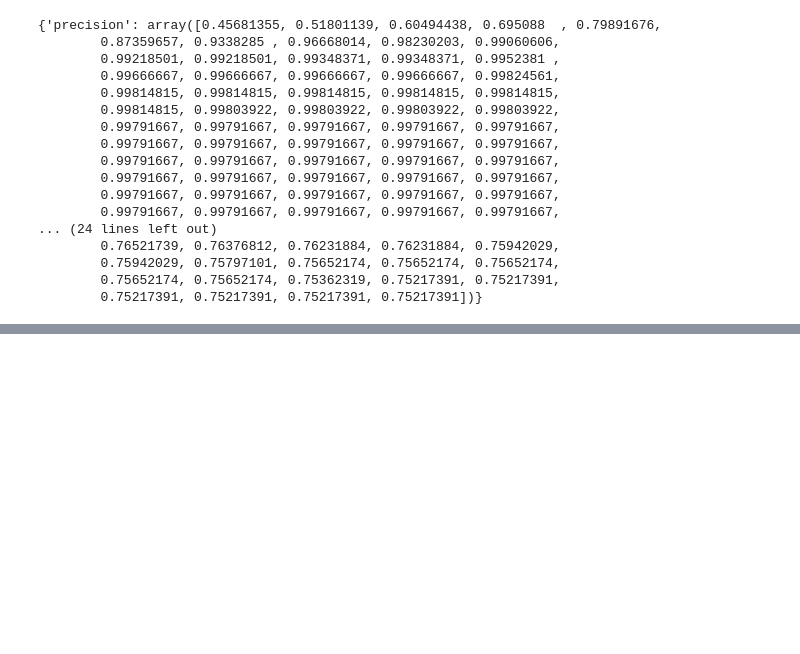
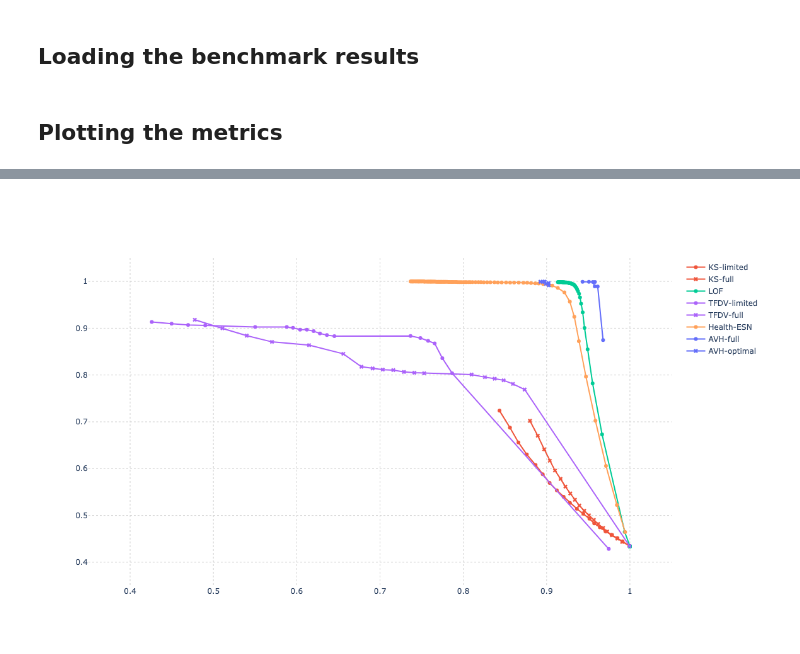
Before and after one commit to Miautawn/Auto-Validate-By-History-Clone, a Jupyter notebook: benchmark/benchmark_visualisations.ipynb, the cells around one changed output, grey strips where cells are left out. Drawn from its saved outputs; the diff is of its cells as text; code cells hidden in the pictures; blank space fills up the shorter version.

Commit message:
Update benchmarks

```diff
--- a/benchmark/benchmark_visualisations.ipynb
+++ b/benchmark/benchmark_visualisations.ipynb
@@ -6,3 +5,5 @@ from copy import deepcopy
+# %% [markdown]
+## Loading the benchmark results
 # %%
 with open("../benchmark/benchmark_avh_metrics.pickle", "rb") as f:
     metrics_avh = pickle.load(f)
@@ -24,23 +36,3 @@ with open("benchmark_tfdv_real_full_metrics.pickle", "rb") as f:
 
 with open("benchmark_health_esn_metrics.pickle", "rb") as f:
     health_esn_metrics = pickle.load(f)
-# %%
-health_esn_metrics
-# %% [output]
-{'precision': array([0.45681355, 0.51801139, 0.60494438, 0.695088  , 0.79891676,
-        0.87359657, 0.9338285 , 0.96668014, 0.98230203, 0.99060606,
-        0.99218501, 0.99218501, 0.99348371, 0.99348371, 0.9952381 ,
-        0.99666667, 0.99666667, 0.99666667, 0.99666667, 0.99824561,
-        0.99814815, 0.99814815, 0.99814815, 0.99814815, 0.99814815,
-        0.99814815, 0.99803922, 0.99803922, 0.99803922, 0.99803922,
-        0.99791667, 0.99791667, 0.99791667, 0.99791667, 0.99791667,
-        0.99791667, 0.99791667, 0.99791667, 0.99791667, 0.99791667,
-        0.99791667, 0.99791667, 0.99791667, 0.99791667, 0.99791667,
-        0.99791667, 0.99791667, 0.99791667, 0.99791667, 0.99791667,
-        0.99791667, 0.99791667, 0.99791667, 0.99791667, 0.99791667,
-        0.99791667, 0.99791667, 0.99791667, 0.99791667, 0.99791667,
-... (24 lines left out)
-        0.76521739, 0.76376812, 0.76231884, 0.76231884, 0.75942029,
-        0.75942029, 0.75797101, 0.75652174, 0.75652174, 0.75652174,
-        0.75652174, 0.75652174, 0.75362319, 0.75217391, 0.75217391,
-        0.75217391, 0.75217391, 0.75217391, 0.75217391])}
@@ -57,0 +39,35 @@ fig.update_layout(width=700, height=700)
+# %% [markdown]
+## Plotting the metrics
+# %%
+fig = go.Figure()
+
+marker_mode = "lines + markers"
+
+# ks-tests
+color = '#EF553B'
+fig.add_scatter(x=metrics_ks["recall"], y=metrics_ks["precision"], name="KS-limited", mode=marker_mode, marker_color=color)
+fig.add_scatter(x=metrics_ks_full["recall"], y=metrics_ks_full["precision"], name="KS-full", mode=marker_mode, marker_color=color, marker_symbol="x")
+
+# lof
+color = '#00CC96'
+fig.add_scatter(x=metrics_lof["recall"], y=metrics_lof["precision"], name="LOF", mode=marker_mode, marker_color=color)
+
+# tfdv
+color = '#AB63FA'
+fig.add_scatter(x=metrics_tfdv["recall"], y=metrics_tfdv["precision"], name="TFDV-limited", mode=marker_mode, marker_color=color)
+fig.add_scatter(x=metrics_tfdv_full["recall"], y=metrics_tfdv_full["precision"], name="TFDV-full", mode=marker_mode, marker_color=color, marker_symbol="x")
+
+# esn
+color = '#FFA15A'
+fig.add_scatter(x=health_esn_metrics["recall"], y=health_esn_metrics["precision"], name="Health-ESN", mode=marker_mode, marker_color=color)
+
+# avh
+color = '#636EFA'
+fig.add_scatter(x=metrics_avh["recall"], y=metrics_avh["precision"], name="AVH-full", mode=marker_mode, marker_color=color)
+fig.add_scatter(x=metrics_avh_diet["recall"], y=metrics_avh_diet["precision"], name="AVH-optimal", mode=marker_mode, marker_color=color, marker_symbol="x")
+
+fig.update_layout(width=700, height=700)
+fig.update_layout(xaxis_range=(0.35,1.05), yaxis_range=(0.35,1.05))
+fig.update_layout(plot_bgcolor='white')
+fig.update_layout(xaxis_griddash = "dot", xaxis_gridcolor = "lightgrey", yaxis_griddash = "dot", yaxis_gridcolor = "lightgrey")
+# %% [output]
@@ -57,0 +75 @@ fig.update_layout(width=700, height=700)
+[figure, added]
```
Also changed, not shown: parts of 4 cells of this notebook, 3 other files.
